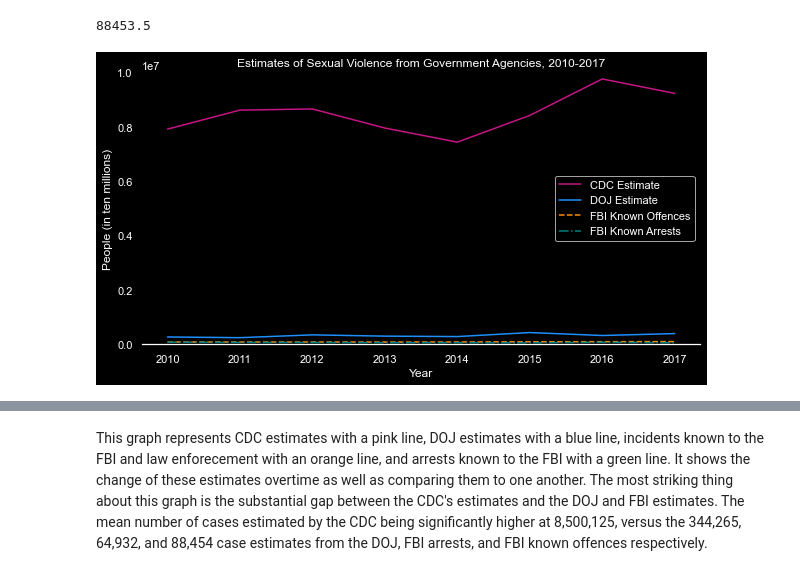
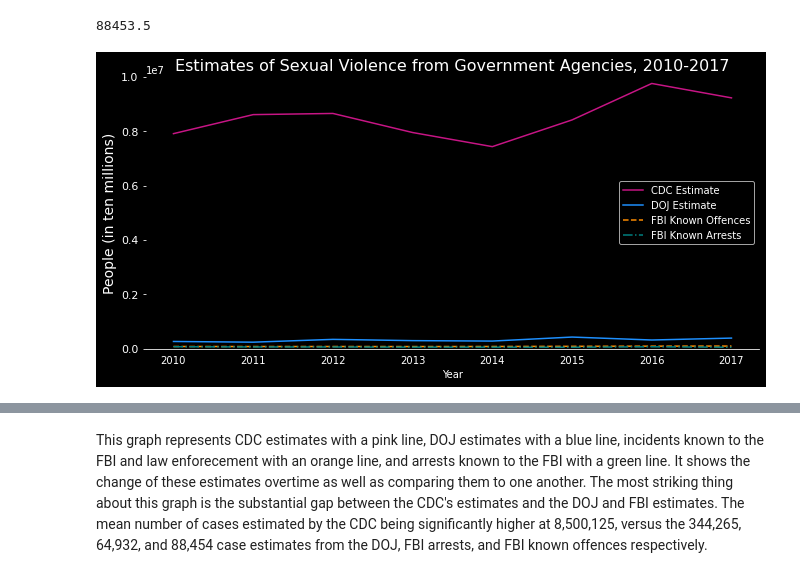
Before and after one commit to allisonbrusco/sexualviolence, a Jupyter notebook: notebooks/victimizations_versus_arrests.ipynb, the cells around one changed output, grey strips where cells are left out. Saved outputs shown, nothing was run; the diff lists cells and outputs as text; code cells hidden in the pictures.

```diff
--- a/notebooks/victimizations_versus_arrests.ipynb
+++ b/notebooks/victimizations_versus_arrests.ipynb
@@ -29,23 +29,27 @@ statistics.mean(UCR_known)
 # %% [output]
 88453.5
 # %%
-fig = plt.figure(figsize=(10, 5))
+fig = plt.figure(figsize=(11, 5))
 ax = fig.add_subplot()
 plt.plot(YEAR, NISVS, label = "CDC Estimate", color = 'mediumvioletred')
 plt.plot(YEAR, NCVS, label = "DOJ Estimate", color = 'dodgerblue')
 plt.plot(YEAR, UCR_known, label = "FBI Known Offences", color = 'darkorange', linestyle='dashed')
 plt.plot(YEAR, UCR_arrests, label = "FBI Known Arrests", color = 'teal', linestyle='dashdot')
 
 ax.spines[['top', 'right', 'left']].set_visible(False)
 ax.tick_params(bottom=False)
-ax.grid()
+ax.grid(False)
 
+plt.ylabel('ylabel', fontsize=14)
+plt.yticks(fontsize=11)
 
-plt.title('Estimates of Sexual Violence from Government Agencies, 2010-2017')
+plt.style.use('dark_background')
+
+plt.title('Estimates of Sexual Violence from Government Agencies, 2010-2017', fontsize=16)
 plt.xlabel('Year')
 plt.ylabel('People (in ten millions)')
 plt.ylim(ymin=0, ymax=10000000)
 plt.legend()
 plt.show()
 # %% [output]
-[figure, old version]
+[figure, new version]
```
Also changed, not shown: parts of 10 cells of this notebook, 1 other file.
